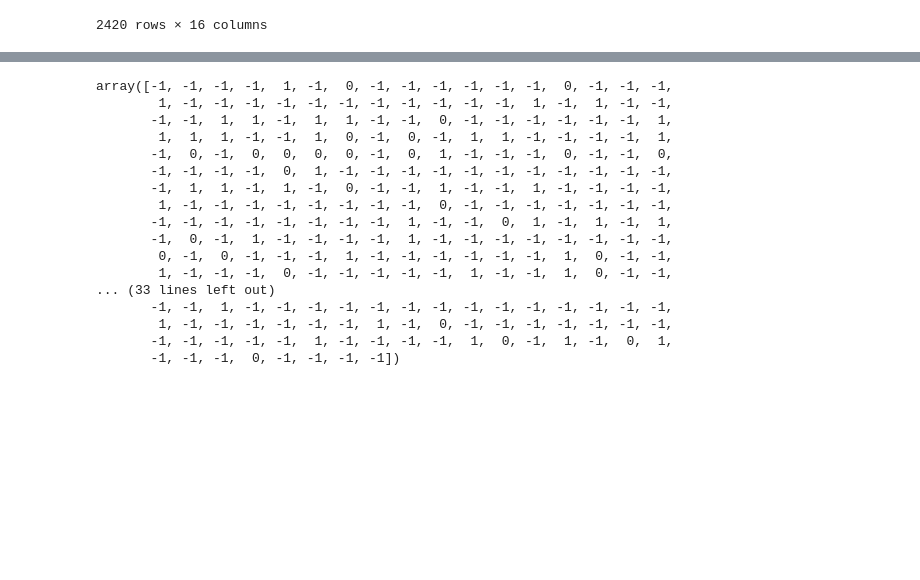
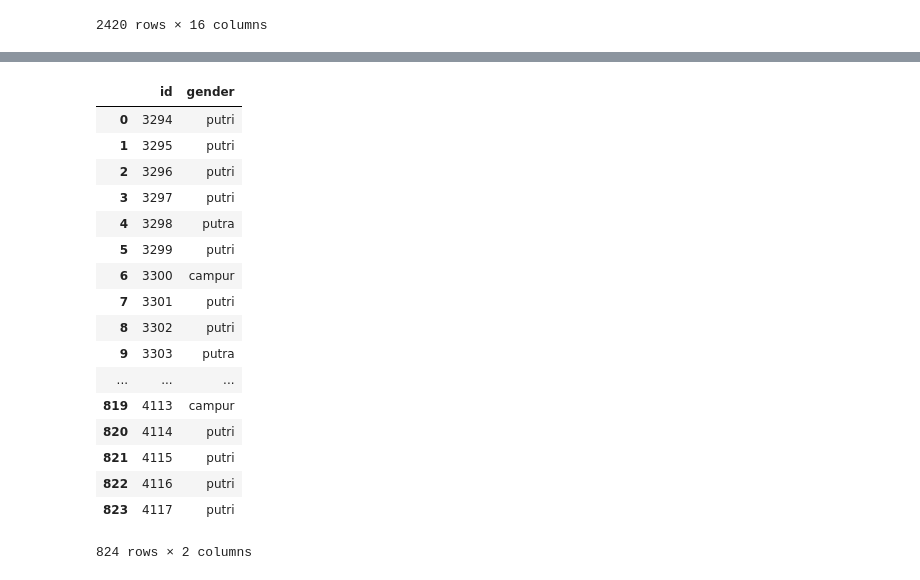
Before and after one commit to FarhanSetyaD/DataMining-Competition-JOINTS-UGM-2019, a Jupyter notebook: Preprocessing.ipynb, the cells around one changed output, grey strips where cells are left out. Cells and saved outputs as stored; diff of their text form; code cells hidden in the pictures; blank space fills up the shorter version.

Commit message:
estimated random forest

```diff
--- a/Preprocessing.ipynb
+++ b/Preprocessing.ipynb
@@ -124,33 +147,38 @@ X_train, X_test, Y_train, Y_test = train_test_split(train_fitur, train_label)
 # %%
-rf = RandomForestClassifier(n_estimators = 1000, random_state = 42)
+rf = RandomForestClassifier(n_estimators = 1234)
+# rf.fit(X_train,Y_train)
+# rf.score(X_test, Y_test)
 rf.fit(train_fitur,train_label)
-# rf.score(train_fitur), train_label)
+# rf.score(X_test, Y_test)
+
 predict = rf.predict(test)
-predict
+# predict
-# %% [output]
-array([-1, -1, -1, -1,  1, -1,  0, -1, -1, -1, -1, -1, -1,  0, -1, -1, -1,
-        1, -1, -1, -1, -1, -1, -1, -1, -1, -1, -1, -1,  1, -1,  1, -1, -1,
-       -1, -1,  1,  1, -1,  1,  1, -1, -1,  0, -1, -1, -1, -1, -1, -1,  1,
-        1,  1,  1, -1, -1,  1,  0, -1,  0, -1,  1,  1, -1, -1, -1, -1,  1,
-       -1,  0, -1,  0,  0,  0,  0, -1,  0,  1, -1, -1, -1,  0, -1, -1,  0,
-       -1, -1, -1, -1,  0,  1, -1, -1, -1, -1, -1, -1, -1, -1, -1, -1, -1,
-       -1,  1,  1, -1,  1, -1,  0, -1, -1,  1, -1, -1,  1, -1, -1, -1, -1,
-        1, -1, -1, -1, -1, -1, -1, -1, -1,  0, -1, -1, -1, -1, -1, -1, -1,
-       -1, -1, -1, -1, -1, -1, -1, -1,  1, -1, -1,  0,  1, -1,  1, -1,  1,
-       -1,  0, -1,  1, -1, -1, -1, -1,  1, -1, -1, -1, -1, -1, -1, -1, -1,
-        0, -1,  0, -1, -1, -1,  1, -1, -1, -1, -1, -1, -1,  1,  0, -1, -1,
-        1, -1, -1, -1,  0, -1, -1, -1, -1, -1,  1, -1, -1,  1,  0, -1, -1,
-... (33 lines left out)
-       -1, -1,  1, -1, -1, -1, -1, -1, -1, -1, -1, -1, -1, -1, -1, -1, -1,
-        1, -1, -1, -1, -1, -1, -1,  1, -1,  0, -1, -1, -1, -1, -1, -1, -1,
-       -1, -1, -1, -1, -1,  1, -1, -1, -1, -1,  1,  0, -1,  1, -1,  0,  1,
-       -1, -1, -1,  0, -1, -1, -1, -1])
 # %%
 type(test_id)
 converter = {-1: 'putri', 0:'campur', 1:'putra'}
 
 predict = [converter[x] for x in predict]
 predict_series = pd.Series(data=predict, name='gender')
 submission = pd.DataFrame([test_id, predict_series])
 submission = submission.transpose()
-submission.to_csv('first_submission_randomforest.csv', index=False)
+submission.to_csv('second_submission_randomforest.csv', index=False)
+submission
+# %% [output]
+|  | id | gender |
+| 0 | 3294 | putri |
+| 1 | 3295 | putri |
+| 2 | 3296 | putri |
+| 3 | 3297 | putri |
+| 4 | 3298 | putra |
+| 5 | 3299 | putri |
+| 6 | 3300 | campur |
+| 7 | 3301 | putri |
+| 8 | 3302 | putri |
+| 9 | 3303 | putra |
+| ... | ... | ... |
+| 819 | 4113 | campur |
+| 820 | 4114 | putri |
+| 821 | 4115 | putri |
+| 822 | 4116 | putri |
+| 823 | 4117 | putri |
+824 rows × 2 columns
```
Also changed, not shown: parts of 5 cells of this notebook, 5 other files.
